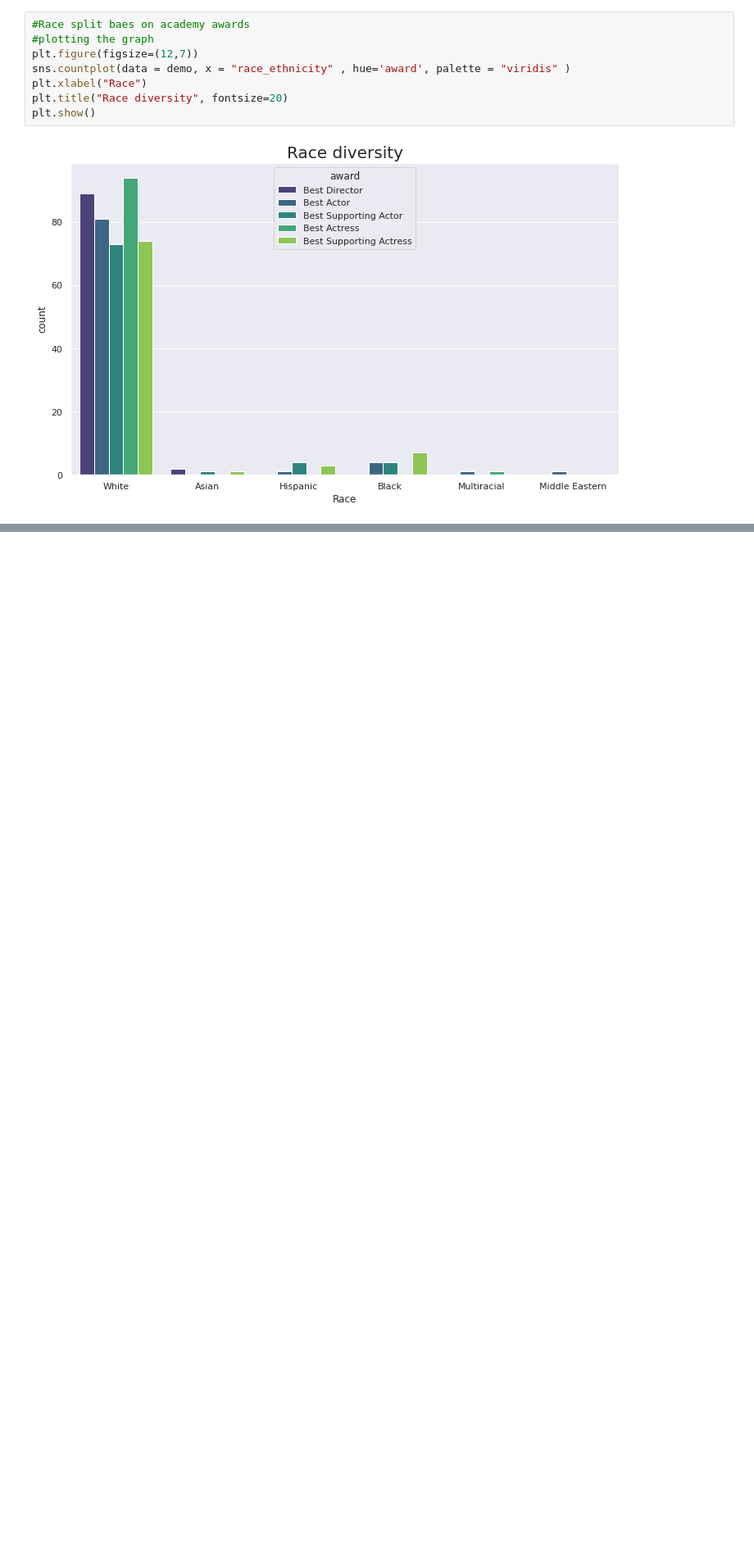
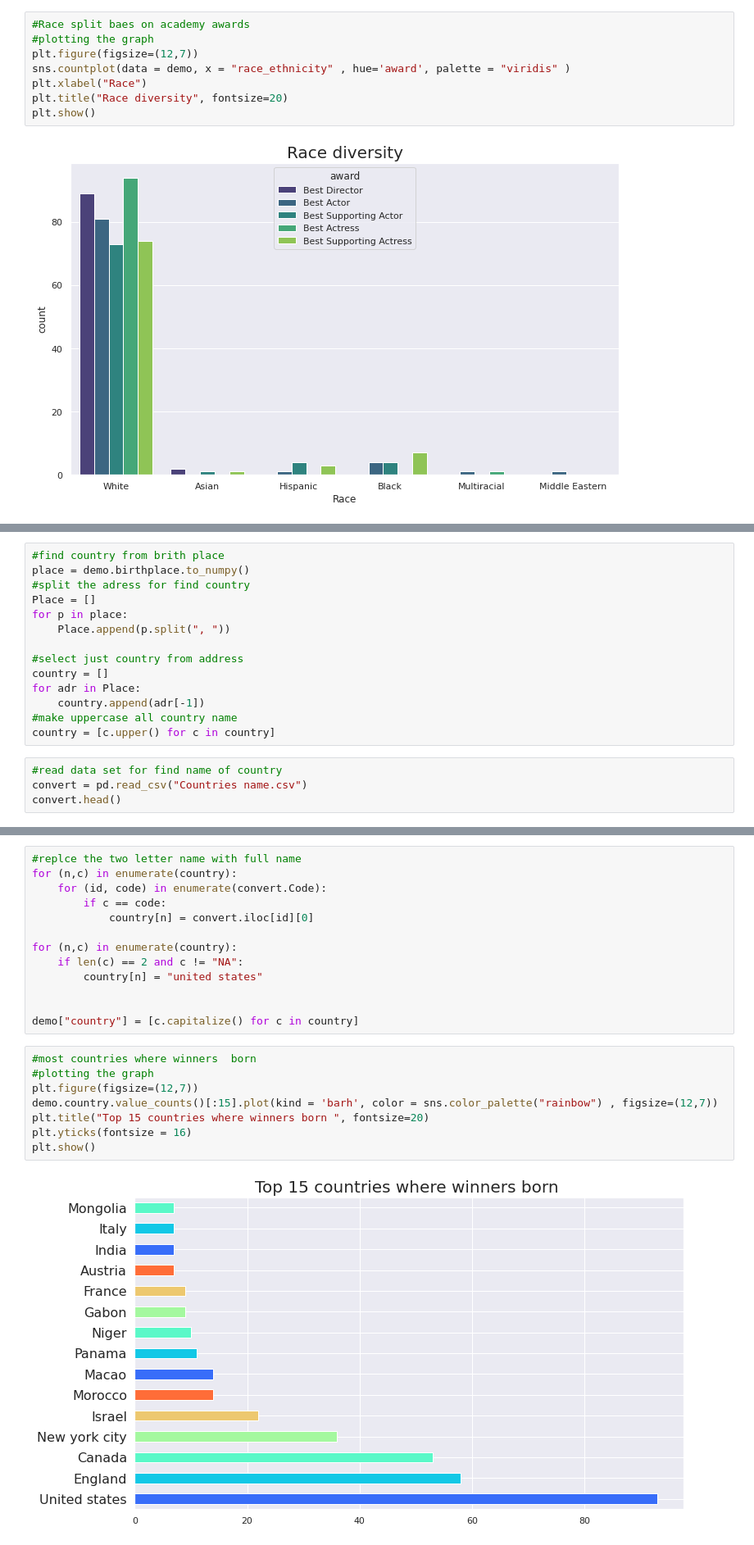
Before and after one commit to MohiMozaffari/Analyzing-Oscar-Academy-Awards-Data, a Jupyter notebook: oscar.ipynb, the cells around one changed output, grey strips where cells are left out. Shown at 82% size. Drawn from its saved outputs; the diff is of its cells as text; blank space fills up the shorter version.

```diff
--- a/oscar.ipynb
+++ b/oscar.ipynb
@@ -299,3 +455,21 @@ plt.title("sexual orientation diversity", fontsize=20)
 plt.show()
 # %% [output]
 [figure]
+# %%
+#find country from brith place
+place = demo.birthplace.to_numpy()
+#split the adress for find country
+Place = []
+for p in place:
+    Place.append(p.split(", "))
+
+#select just country from address
+country = []
+for adr in Place:
+    country.append(adr[-1])
+#make uppercase all country name
+country = [c.upper() for c in country]
+# %%
+#read data set for find name of country
+convert = pd.read_csv("Countries name.csv")
+convert.head()
@@ -301,0 +483,23 @@ plt.show()
+# %%
+#replce the two letter name with full name
+for (n,c) in enumerate(country):
+    for (id, code) in enumerate(convert.Code):
+        if c == code:
+            country[n] = convert.iloc[id][0]
+
+for (n,c) in enumerate(country):
+    if len(c) == 2 and c != "NA":
+        country[n] = "united states"
+
+
+demo["country"] = [c.capitalize() for c in country]
+# %%
+#most countries where winners  born
+#plotting the graph
+plt.figure(figsize=(12,7))
+demo.country.value_counts()[:15].plot(kind = 'barh', color = sns.color_palette("rainbow") , figsize=(12,7))
+plt.title("Top 15 countries where winners born ", fontsize=20)
+plt.yticks(fontsize = 16)
+plt.show()
+# %% [output]
+[figure, added]
```
Also changed, not shown: parts of 70 cells of this notebook, 1 other file.
